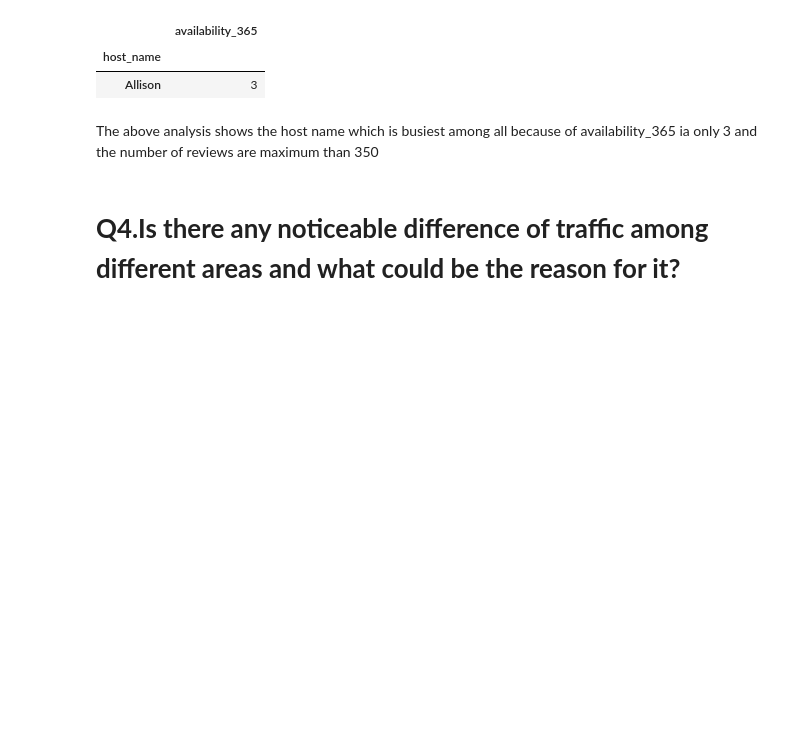
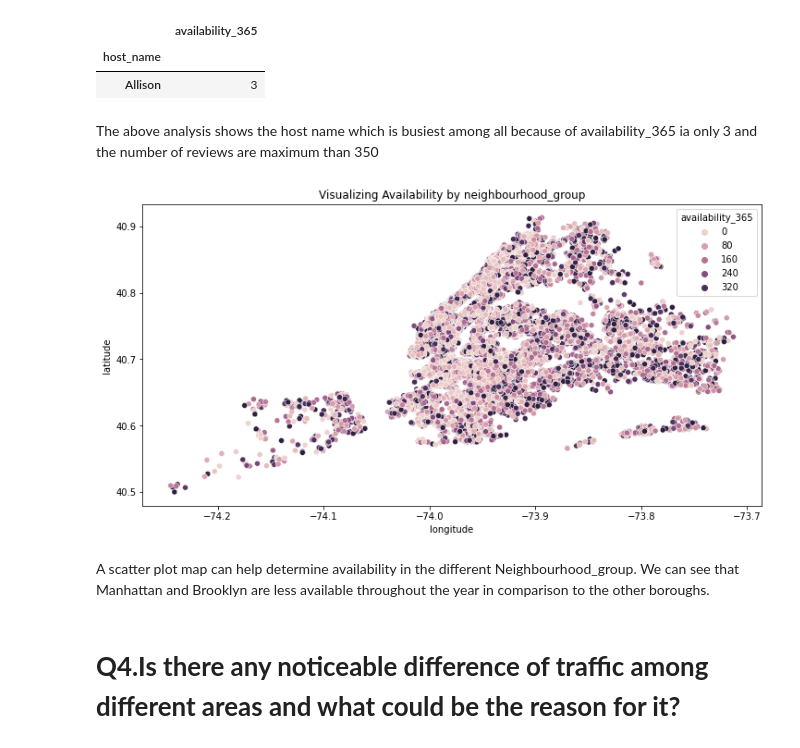
Before and after one commit to nikhilrock183/Air-bnb-data-analysis, a Jupyter notebook: Copy_of_Copy_of_Airbnb_Bookings_Analysis_Capstone_Project.ipynb, the cells around one changed output. Drawn from its saved outputs; the diff is of its cells as text; code cells hidden in the pictures; blank space fills up the shorter version.

```diff
--- a/Copy_of_Copy_of_Airbnb_Bookings_Analysis_Capstone_Project.ipynb
+++ b/Copy_of_Copy_of_Airbnb_Bookings_Analysis_Capstone_Project.ipynb
@@ -442,6 +442,15 @@ table2
 | Allison | 3 |
 # %% [markdown]
 The above analysis shows the host name which is busiest among all because of availability_365 ia only 3 and the number of reviews are maximum than 350
+# %%
+plt.figure(figsize=(12,6))
+sns.scatterplot(airbnb_nyc.longitude, airbnb_nyc.latitude,
+                hue=airbnb_nyc.availability_365).set_title('Visualizing Availability by neighbourhood_group')
+plt.ioff()
+# %% [output]
+[figure, added]
+# %% [markdown]
+A scatter plot map can help determine availability in the different Neighbourhood_group. We can see that Manhattan and Brooklyn are less available throughout the year in comparison to the other boroughs.
 # %% [markdown]
 # **Q4.Is there any noticeable difference of traffic among different areas and what could be the reason for it?**
 # %% [markdown]
```
Also changed, not shown: parts of 6 cells of this notebook.
